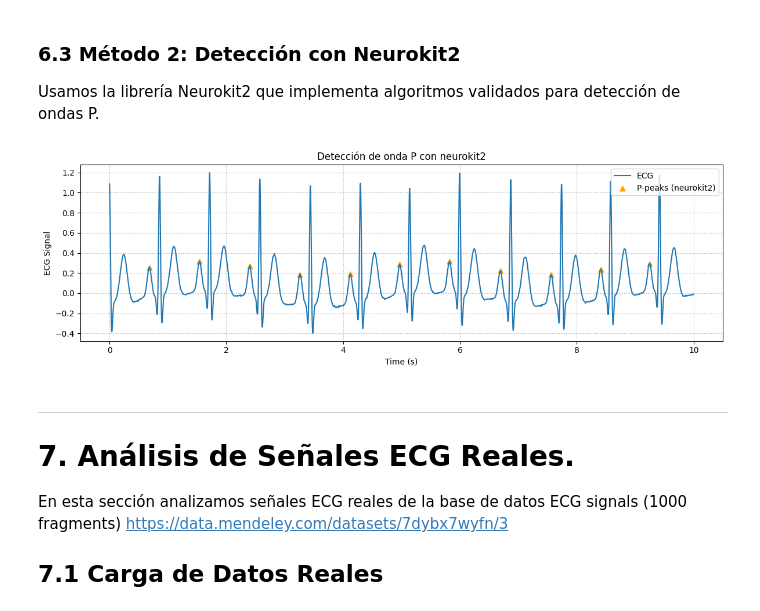
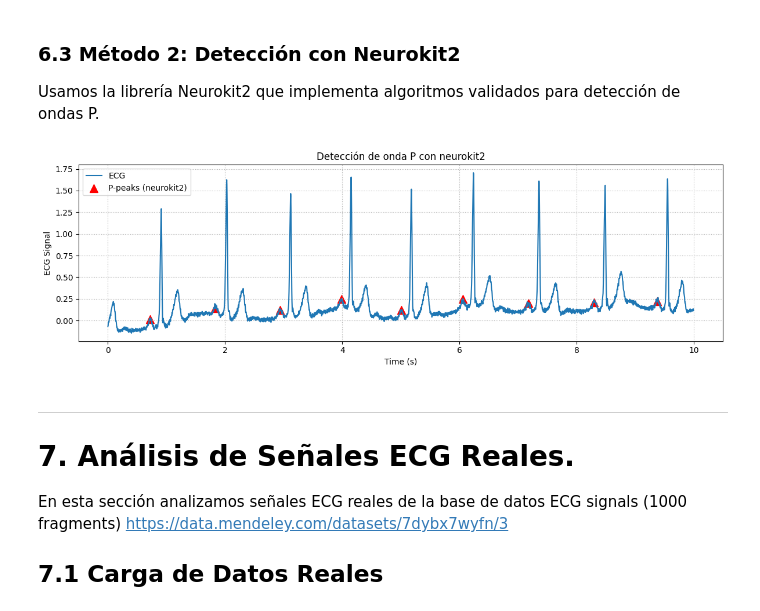
Before and after one commit to PamelaVilchez/GRUPO-08-ISB-2025-II, a Jupyter notebook: Laboratorios/Laboratorio 11/ecg_processing.ipynb, the cells around one changed output. Cells and saved outputs as stored; diff of their text form; code cells hidden in the pictures.

```diff
--- a/Laboratorios/Laboratorio 11/ecg_processing.ipynb
+++ b/Laboratorios/Laboratorio 11/ecg_processing.ipynb
@@ -304,24 +293,24 @@ plt.tight_layout(); plt.show()
 ### 6.3 Método 2: Detección con Neurokit2
 
 Usamos la librería Neurokit2 que implementa algoritmos validados para detección de ondas P.
-# %%
-# Detección de la onda P usando neurokit2
-signals, info_nk = nk.ecg_process(ecg_signal, sampling_rate=fs)
-p_peaks_nk = info_nk["ECG_P_Peaks"]
-
-# Graficar ECG y detecciones de onda P
-plt.figure(figsize=(12, 4))
-plt.plot(t, ecg_signal, label="ECG")
-plt.scatter(t[p_peaks_nk], ecg_signal[p_peaks_nk], color='orange', marker='^', s=40, label="P-peaks (neurokit2)")
-plt.xlabel("Time (s)")
-plt.ylabel("ECG Signal")
-plt.title("Detección de onda P con neurokit2")
-plt.legend()
-plt.grid(ls=":")
-plt.tight_layout()
-plt.show()
-# %% [output]
-[figure, removed]
+# %%
+# Detección de la onda P usando neurokit2
+signals, info_nk = nk.ecg_process(signal, sampling_rate=fs)
+p_peaks_nk = info_nk["ECG_P_Peaks"]
+
+# Graficar ECG y detecciones de onda P
+plt.figure(figsize=(12, 4))
+plt.plot(t, signal, label="ECG")
+plt.scatter(t[p_peaks_nk], signal[p_peaks_nk], color='red', marker='^', s=100, label="P-peaks (neurokit2)")
+plt.xlabel("Time (s)")
+plt.ylabel("ECG Signal")
+plt.title("Detección de onda P con neurokit2")
+plt.legend()
+plt.grid(ls=":")
+plt.tight_layout()
+plt.show()
+# %% [output]
+[figure, added]
 # %% [markdown]
 ---
 
```
Also changed, not shown: parts of 17 cells of this notebook, 1 other file.
